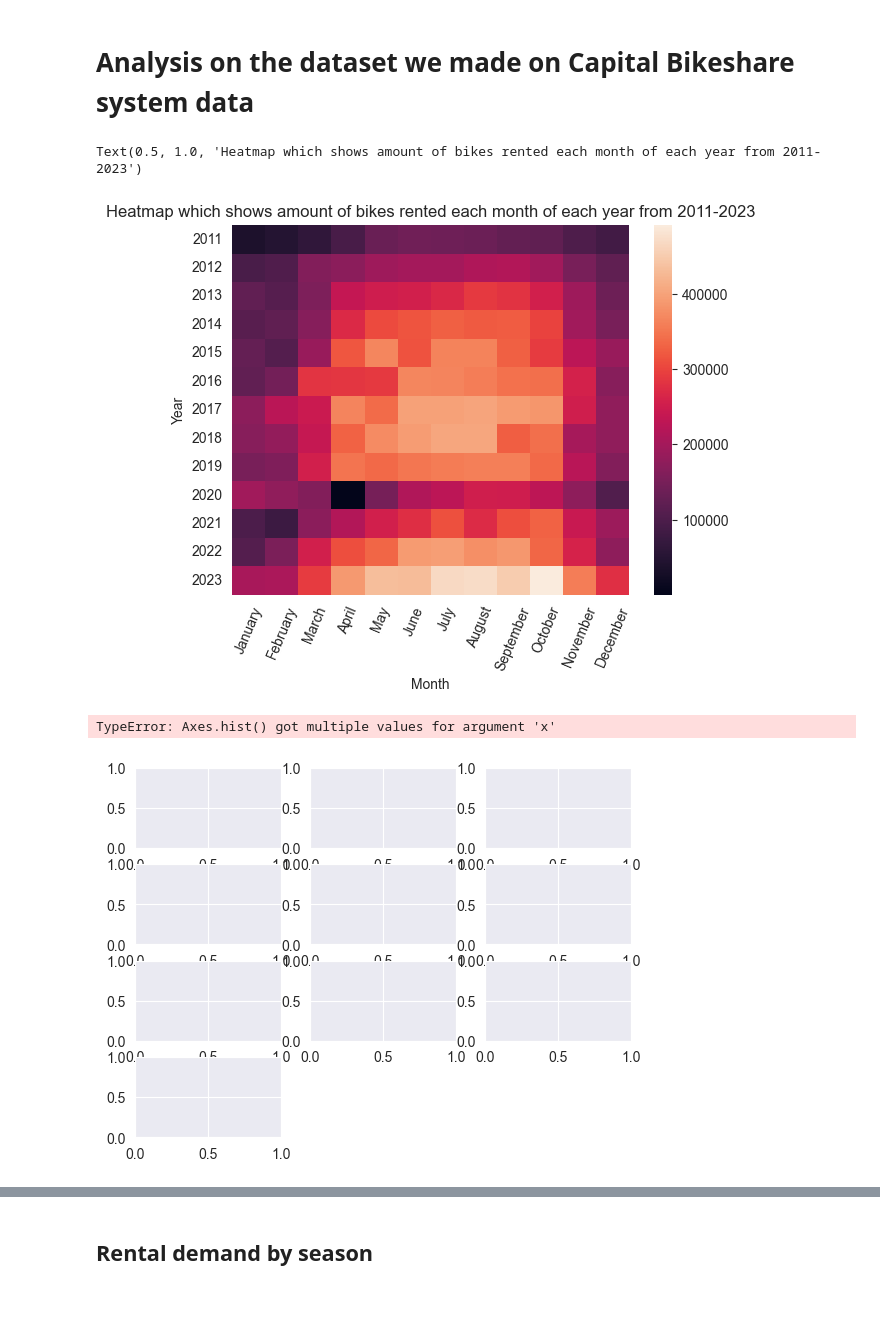
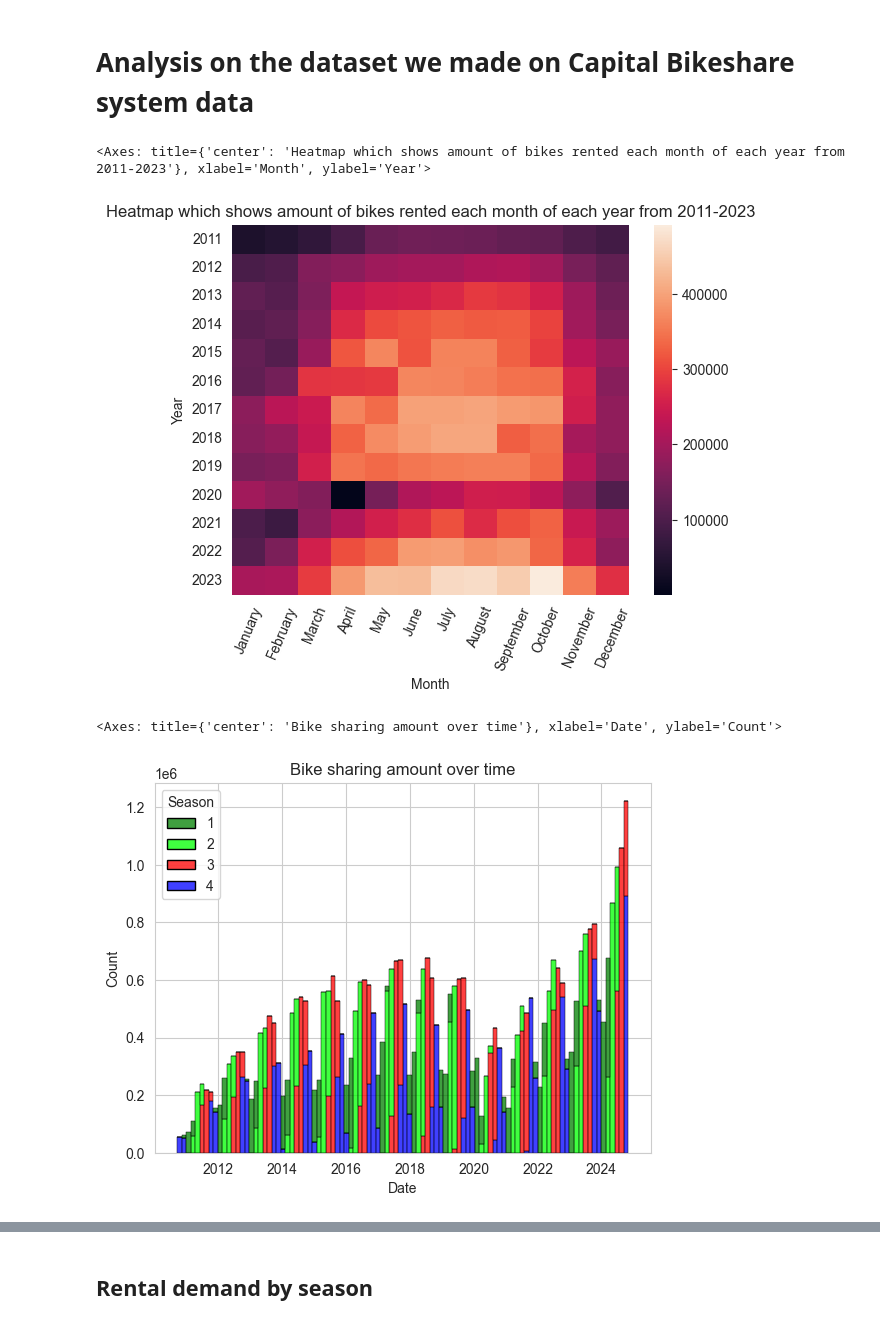
Before and after one commit to Scarch/ProjectE8, a Jupyter notebook: analysing_preparing_capitalBikeshareData.ipynb, the cells around one changed output, grey strips where cells are left out. Saved outputs shown, nothing was run; the diff lists cells and outputs as text; code cells hidden in the pictures.

Commit message:
Continued work on Capital Bikeshare system data visualisation

```diff
--- a/analysing_preparing_capitalBikeshareData.ipynb
+++ b/analysing_preparing_capitalBikeshareData.ipynb
@@ -588,11 +592,30 @@ heatmap.set_xticklabels(
      'December'], rotation=67)
 heatmap.set_yticklabels(years, rotation=0)
 heatmap.set_title("Heatmap which shows amount of bikes rented each month of each year from 2011-2023")
+heatmap
 # %% [output]
-Text(0.5, 1.0, 'Heatmap which shows amount of bikes rented each month of each year from 2011-2023')
+<Axes: title={'center': 'Heatmap which shows amount of bikes rented each month of each year from 2011-2023'}, xlabel='Month', ylabel='Year'>
 [figure]
 # %%
-bikesRentedPerHourCombinedData.hist(x='datetime', y='count', bins=100)
+palette = {1: "green", 2: "lime", 3: "red", 4: "blue"}
+
+# Since the seaborn histogram makes a heatmap when giving an x and y value at the same time, we have to do some fairly meaningless work by multiplying datetimes by count
+# Takes a fairly long time, manually dividing into bins would likely be faster
+datetimes_final = []
+seasons_final = []
+for idx, row in bikesRentedPerHourCombinedData.iterrows():
+    datetimes = [row['datetime'] for x in range(row['count'])]
+    datetimes_final += datetimes
+    seasons = [row['season'] for x in range(row['count'])]
+    seasons_final += seasons
+
+df = pd.DataFrame({"datetime": datetimes_final, "season": seasons_final})
+df['datetime'] = pd.to_datetime(df['datetime'], format='ISO8601')
+
+histogram = sns.histplot(data=df, x='datetime', bins=100, hue="season", palette=palette, legend=True, multiple="stack", stat="count", edgecolor="black")
+sns.move_legend(histogram, "upper left", title="Season")
+histogram.set(xlabel='Date', ylabel='Count', title="Bike sharing amount over time")
+histogram
 # %% [output]
-TypeError: Axes.hist() got multiple values for argument 'x'
+<Axes: title={'center': 'Bike sharing amount over time'}, xlabel='Date', ylabel='Count'>
-[figure, old version]
+[figure, new version]
```
Also changed, not shown: parts of 10 cells of this notebook.
